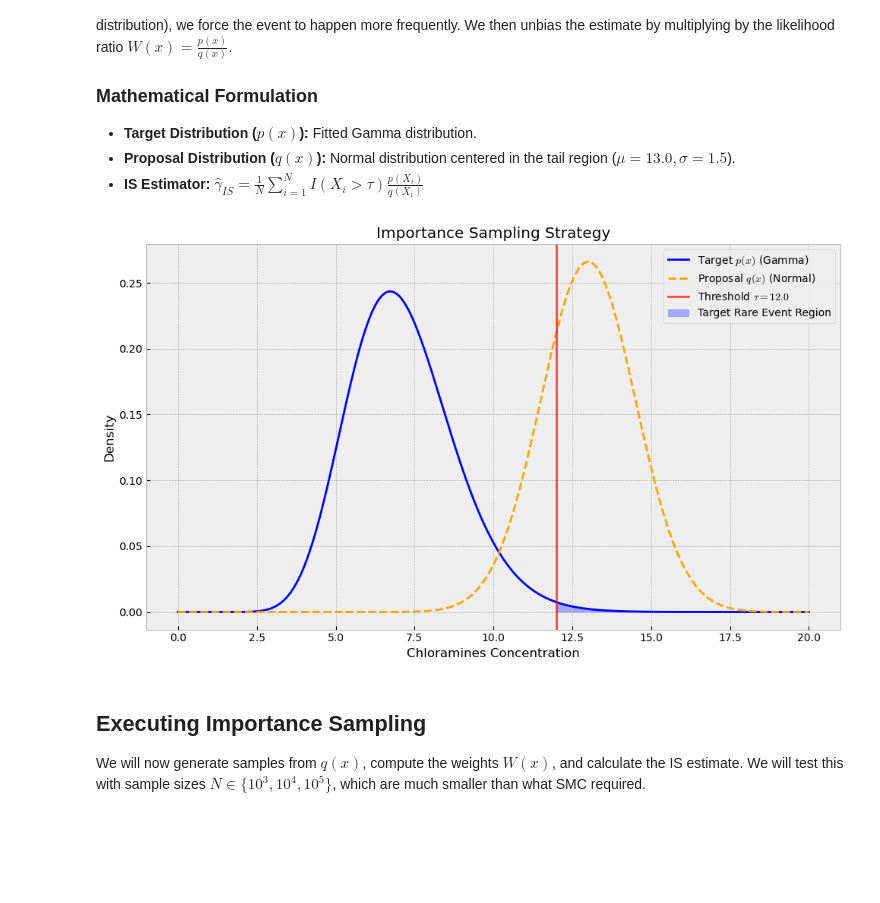
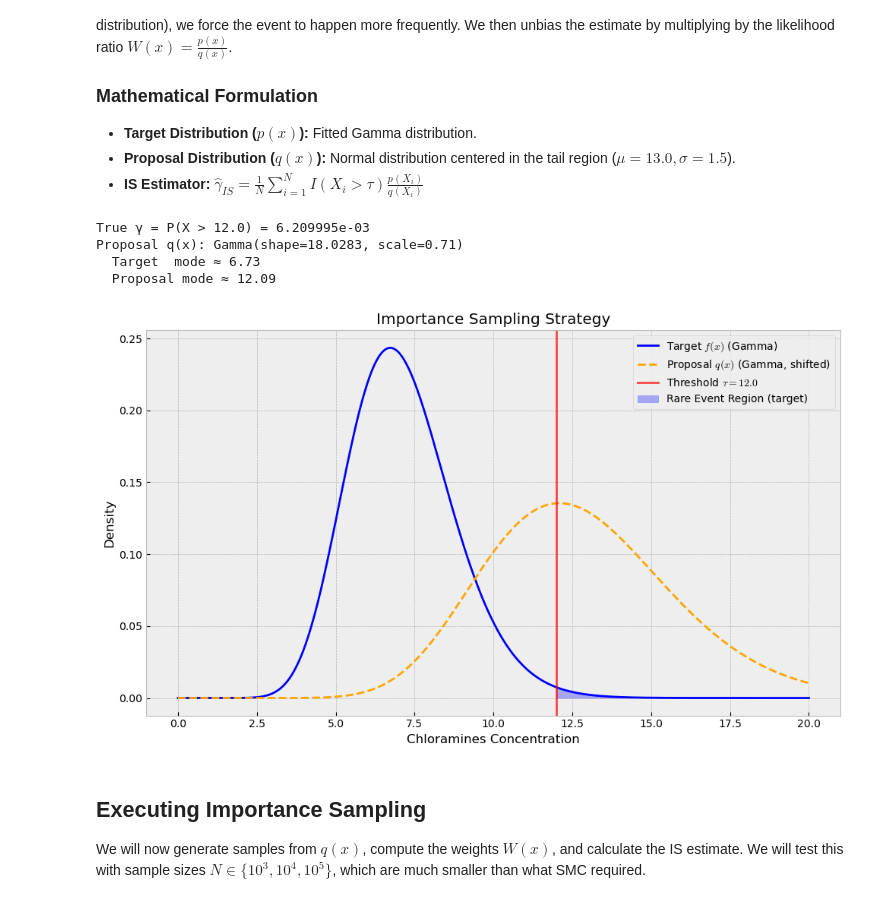
Before and after one commit to alitkbbl/Water-Quality-Rare-Events, a Jupyter notebook: notebooks/04_Importance_Sampling.ipynb, the cells around one changed output. Saved outputs shown, nothing was run; the diff lists cells and outputs as text; code cells hidden in the pictures; blank space fills up the shorter version.

```diff
--- a/notebooks/04_Importance_Sampling.ipynb
+++ b/notebooks/04_Importance_Sampling.ipynb
@@ -16,46 +16,60 @@ import numpy as np
 import scipy.stats as stats
 import pandas as pd
 import matplotlib.pyplot as plt
 
 # Ensure results directory exists
 os.makedirs('../results', exist_ok=True)
 plt.style.use('bmh')
 
-# 1. Define Target Distribution p(x)
+# 1. Define Target Distribution f(x) — Gamma fitted in Notebook 1
 gamma_shape = 18.0283
 gamma_scale = 0.3951
-p_dist = stats.gamma(a=gamma_shape, scale=gamma_scale)
+f_dist = stats.gamma(a=gamma_shape, scale=gamma_scale)   # loc=0 by default
 
 # 2. Define Rare Event Threshold & True Probability
 THRESHOLD = 12.0
-true_gamma = p_dist.sf(THRESHOLD)
+true_gamma = f_dist.sf(THRESHOLD)
+print(f"True \u03B3 = P(X > {THRESHOLD}) = {true_gamma:.6e}")
 
 # 3. Define Proposal Distribution q(x)
-# We choose a Normal distribution shifted to the tail of p(x)
-q_mu = 13.0
-q_sigma = 1.5
-q_dist = stats.norm(loc=q_mu, scale=q_sigma)
+#    We choose a Gamma distribution shifted towards the tail:
+#    same shape (k) as the target but with a larger scale so that
+#    its mode (k-1)*scale sits near the threshold tau=12.
+#    Target mode ≈ (18.0283-1)*0.3951 ≈ 6.73
+#    We want mode ≈ 12 → scale = 12 / (k-1) ≈ 0.71
+#    A Gamma stays strictly positive, consistent with chloramine concentrations.
+q_shape = gamma_shape           # keep same shape (tail heaviness)
+q_scale = 0.71                  # shift mode to ~12
+q_dist  = stats.gamma(a=q_shape, scale=q_scale)
 
-# Visualization of the Strategy
+print(f"Proposal q(x): Gamma(shape={q_shape}, scale={q_scale})")
+print(f"  Target  mode ≈ {(gamma_shape-1)*gamma_scale:.2f}")
+print(f"  Proposal mode ≈ {(q_shape-1)*q_scale:.2f}")
+
+# 4. Visualisation of the Strategy
 x = np.linspace(0, 20, 1000)
 plt.figure(figsize=(10, 6))
-plt.plot(x, p_dist.pdf(x), label='Target $p(x)$ (Gamma)', color='blue', linewidth=2)
-plt.plot(x, q_dist.pdf(x), label='Proposal $q(x)$ (Normal)', color='orange', linewidth=2, linestyle='--')
+plt.plot(x, f_dist.pdf(x), label='Target $f(x)$ (Gamma)', color='blue', linewidth=2)
+plt.plot(x, q_dist.pdf(x), label='Proposal $q(x)$ (Gamma, shifted)', color='orange', linewidth=2, linestyle='--')
 plt.axvline(THRESHOLD, color='red', linestyle='-', alpha=0.7, label=f'Threshold $\\tau={THRESHOLD}$')
 
-# Shade the rare event region for p(x)
+# Shade the rare event region under f(x)
 x_tail = np.linspace(THRESHOLD, 20, 200)
-plt.fill_between(x_tail, p_dist.pdf(x_tail), color='blue', alpha=0.3, label='Target Rare Event Region')
+plt.fill_between(x_tail, f_dist.pdf(x_tail), color='blue', alpha=0.3, label='Rare Event Region (target)')
 
 plt.title('Importance Sampling Strategy')
 plt.xlabel('Chloramines Concentration')
 plt.ylabel('Density')
 plt.legend()
 plt.tight_layout()
 plt.savefig('../results/04_IS_Strategy.png', dpi=300)
 plt.show()
 # %% [output]
+True γ = P(X > 12.0) = 6.209995e-03
+Proposal q(x): Gamma(shape=18.0283, scale=0.71)
+  Target  mode ≈ 6.73
+  Proposal mode ≈ 12.09
-[figure, old version]
+[figure, new version]
 # %% [markdown]
 ## Executing Importance Sampling
 
```
Also changed, not shown: parts of 6 cells of this notebook, 17 other files.
